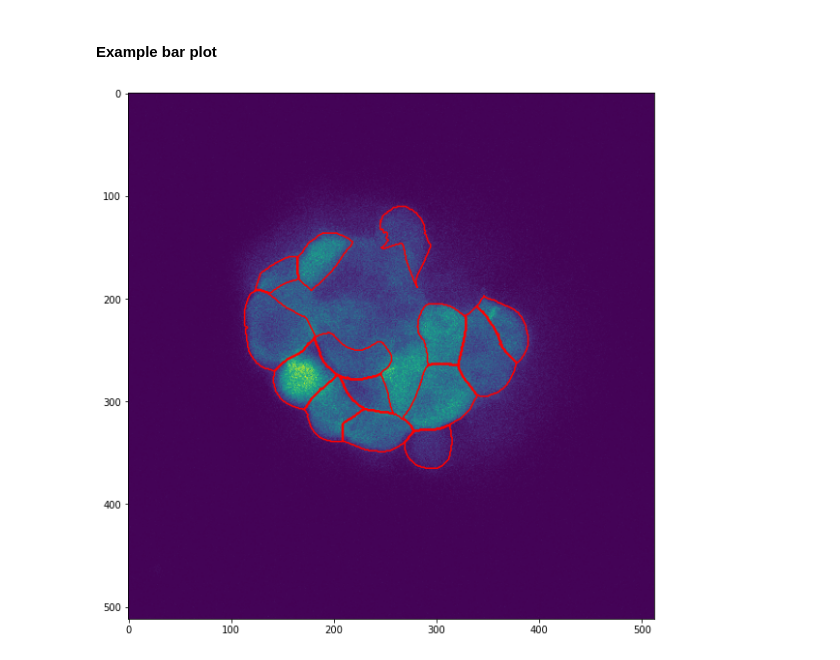
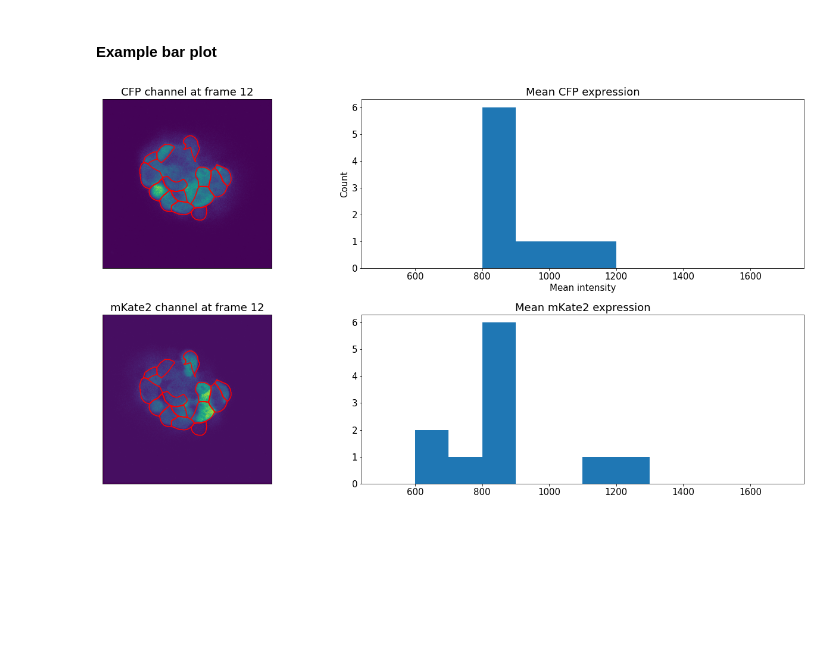
Before and after one commit to degtrdg/spheroid-analysis, a Jupyter notebook: cell_segmentation.ipynb, the cells around one changed output. Drawn from its saved outputs; the diff is of its cells as text; code cells hidden in the pictures; blank space fills up the shorter version.

```diff
--- a/cell_segmentation.ipynb
+++ b/cell_segmentation.ipynb
@@ -16,10 +18,15 @@ percent_of_side = 0.10
 _, blue = cv2.imreadmulti('data/Blue-34a-dbl_0002.tiff', [], cv2.IMREAD_UNCHANGED)
 _, red = cv2.imreadmulti('data/Red-34a-dbl_0002.tiff', [], cv2.IMREAD_UNCHANGED)
 _, composite = cv2.imreadmulti('data/Composite-34a-dbl_0002.tiff', [], cv2.IMREAD_GRAYSCALE)
+
+rows,cols = red[42].shape
+M = np.float32([[1,0,5],[0,1,-3]])
+
 # List of tuples of the form (blue, red, composite)
+red_offset = [cv2.warpAffine(red[i],M,(cols,rows)) for i in range(len(red))]
 blue_composite = [(blue[i], composite[i]) for i in range(len(composite))]
-red_composite = [(red[i], composite[i]) for i in range(len(composite))]
-red_blue_composite = [(red[i], blue[i], composite[i]) for i in range(len(composite))]
+red_composite = [(red_offset[i], composite[i]) for i in range(len(composite))]
+red_blue_composite = [(red_offset[i], blue[i], composite[i]) for i in range(len(composite))]
 # %% [markdown]
 ## Create segmentations of blue and red
 # %%
@@ -37,7 +44,7 @@ for folder in folders:
         os.mkdir(folder)
 
 chan = [0,0]
-for idx,img_red in enumerate(red):
+for idx,img_red in enumerate(red_offset):
     if idx >= len(red)*percent_of_side and idx <= len(red)*(1-percent_of_side):
         masks, flows, diams = model.eval(img_red, diameter=45.6,flow_threshold=0.4, channels=chan)
         io.masks_flows_to_seg(img_red, masks, flows, 45.6, f'red/{idx}', chan)
@@ -50,7 +57,13 @@ for idx,img_blue in enumerate(blue):
 # %% [markdown]
 ## Example segmentation images
 # %%
+font = {
+    'weight' : 'normal',
+    'size'   : 15
+    }
+plt.rc('font', **font)
 img_blue = blue[54]
+img_red = red[54]
 masks1, flows1, styles1 = model.eval(img_blue, diameter=45.6,flow_threshold=0.4, channels=chan)
 fig = plt.figure(figsize=(12,5))
 plot.show_segmentation(fig, img_blue, masks1, flows1[0], channels=chan)
@@ -177,42 +230,67 @@ plots.create_gif(name_of_file, plotting_function, percent_of_side, red, data, no
 # %%
 from scipy import interpolate
 from PIL import Image
 import matplotlib.pyplot as plt
 import numpy as np
 import cv2
 from library import plots
 from cellpose import plot, utils
-list_of_cv = []
-def plot_hist(file):
-    dat= np.load(f'{file}_seg.npy', allow_pickle=True).item()
+def plot_cell_mean_hist(file, data):
+    font = {
+        'weight' : 'normal',
+        'size'   : 15
+        }
+    plt.rc('font', **font)
+
+    dat_blue = np.load(f'blue/{file}_seg.npy', allow_pickle=True).item()
+    dat_red = np.load(f'red/{file}_seg.npy', allow_pickle=True).item()
     # plot image with outlines overlaid in red
-    img = dat['img']
-    outlines = utils.outlines_list(dat['masks'])
-    masked_imgs = get_cell_masks(img,outlines)
-    means = np.array([np.mean(get_pixel_intensities(img, np.where(masked_img > 0))) for masked_img in masked_imgs])
+    img_blue = dat_blue['img']
+    img_red = dat_red['img']
+    outlines = utils.outlines_list(dat_blue['masks'])
+    masked_imgs_blue = get_cell_masks(img_blue,outlines)
+    means_blue = np.array([np.mean(get_pixel_intensities(img_blue, np.where(masked_img > 0))) for masked_img in masked_imgs_blue])
+
+    masked_imgs_red = get_cell_masks(img_red,outlines)
+    means_red = np.array([np.mean(get_pixel_intensities(img_red, np.where(masked_img > 0))) for masked_img in masked_imgs_red])
+
     # Exclude outliers in the data
     def reject_outliers(data, m=1):
         return data[abs(data - np.mean(data)) < m * np.std(data)]
-    means = reject_outliers(means)
+    means_blue = reject_outliers(means_blue)
+    means_red = reject_outliers(means_red)
 
-    # plot image with masks overlaid
-    mask_RGB = plot.mask_overlay(img, dat['masks'])
+    fig, axs = plt.subplots(2, 2,)
+    fig.set_size_inches(20, 10)
+    axs[0, 0].imshow(img_blue)
+    axs[0, 0].set_title(f'CFP channel at frame {file}')
+    axs[0, 0].set_yticks([])
+    axs[0, 0].set_xticks([])
+    for o in outlines:
+        axs[0, 0].plot(o[:,0], o[:,1], color='r')
 
-    # plot image with outlines overlaid in red
-    plt.figure(figsize=(12,10))
-    plt.imshow(img)
+    axs[0, 1].hist(means_blue, bins = np.arange(500, data['max_limit']*.5 + 100, 100))
+    axs[0, 1].set(xlabel='Mean intensity', ylabel='Mean CFP expression')
+    axs[0, 1].set_title('Mean CFP expression')
+
+    axs[1, 0].imshow(img_red)
+    axs[1, 0].set_title(f'mKate2 channel at frame {file}')
+    axs[1, 0].set_yticks([])
+    axs[1, 0].set_xticks([])
     for o in outlines:
-        plt.plot(o[:,0], o[:,1], color='r')
+        axs[1, 0].plot(o[:,0], o[:,1], color='r')
 
-    plt.figure()
-    # Plot the mean intensity of each cell
-    plt.hist(means)
-    plt.xlabel('Mean intensity')
-    plt.ylabel('Cell number')
-    plt.show()
+    axs[1, 1].hist(means_red, np.arange(500, data['max_limit']*.5 + 100, 100))
+    axs[0, 1].set(xlabel='Mean intensity', ylabel='Count')
+    axs[1, 1].set_title('Mean mKate2 expression')
+
+    fig.tight_layout()
+    fig.show()
 
 file = 12
-plot_hist(f'blue/{file}')
-# plot_hist(f'red/{file}')
+data = {}
+data['max_limit'] = max_limit
+plot_cell_mean_hist(file, data)
+# plots.create_gif()
 # %% [output]
-[figure, old version]
+[figure, new version]
```
Also changed, not shown: parts of 10 cells of this notebook, 6 other files.
